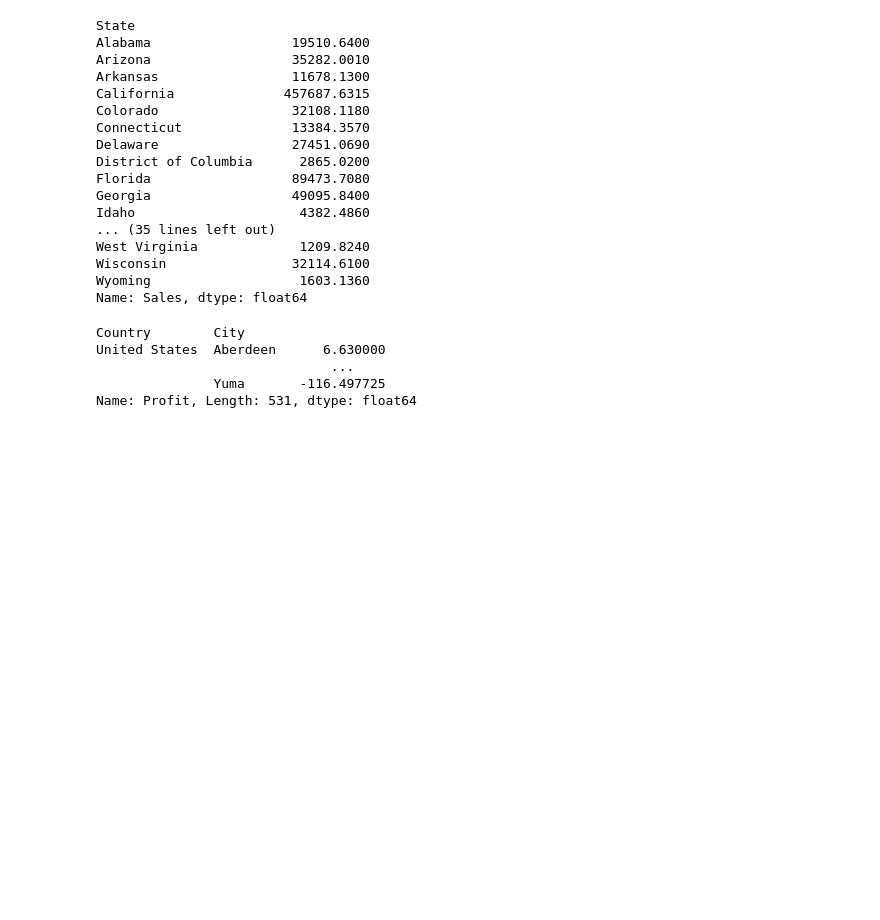
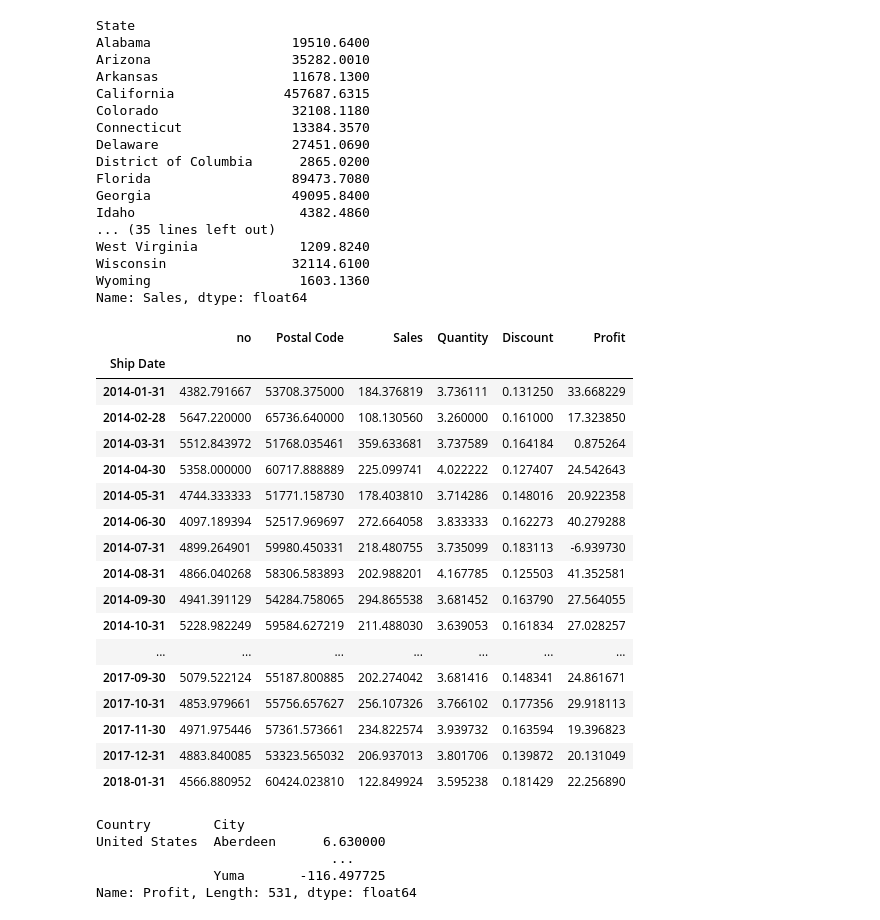
Before and after one commit to Sushmita-Chaudhari/Pandas_Numpy_task, a Jupyter notebook: pandas_task1.ipynb, the cells around one changed output. Cells and saved outputs as stored; diff of their text form; code cells hidden in the pictures; blank space fills up the shorter version.

```diff
--- a/pandas_task1.ipynb
+++ b/pandas_task1.ipynb
@@ -307,6 +315,30 @@ df['m']=df['Order Date'].dt.month
 df['m']
 # %%
 df.groupby(df['m'])['Sales'].sum()
+# %%
+df.set_index('Ship Date', inplace = True)
+# %%
+#one more way for question
+df.resample(rule='M').mean(['Profit','Sales'])
+# %% [output]
+|  | no | Postal Code | Sales | Quantity | Discount | Profit |
+| Ship Date |  |  |  |  |  |  |
+| 2014-01-31 | 4382.791667 | 53708.375000 | 184.376819 | 3.736111 | 0.131250 | 33.668229 |
+| 2014-02-28 | 5647.220000 | 65736.640000 | 108.130560 | 3.260000 | 0.161000 | 17.323850 |
+| 2014-03-31 | 5512.843972 | 51768.035461 | 359.633681 | 3.737589 | 0.164184 | 0.875264 |
+| 2014-04-30 | 5358.000000 | 60717.888889 | 225.099741 | 4.022222 | 0.127407 | 24.542643 |
+| 2014-05-31 | 4744.333333 | 51771.158730 | 178.403810 | 3.714286 | 0.148016 | 20.922358 |
+| 2014-06-30 | 4097.189394 | 52517.969697 | 272.664058 | 3.833333 | 0.162273 | 40.279288 |
+| 2014-07-31 | 4899.264901 | 59980.450331 | 218.480755 | 3.735099 | 0.183113 | -6.939730 |
+| 2014-08-31 | 4866.040268 | 58306.583893 | 202.988201 | 4.167785 | 0.125503 | 41.352581 |
+| 2014-09-30 | 4941.391129 | 54284.758065 | 294.865538 | 3.681452 | 0.163790 | 27.564055 |
+| 2014-10-31 | 5228.982249 | 59584.627219 | 211.488030 | 3.639053 | 0.161834 | 27.028257 |
+| ... | ... | ... | ... | ... | ... | ... |
+| 2017-09-30 | 5079.522124 | 55187.800885 | 202.274042 | 3.681416 | 0.148341 | 24.861671 |
+| 2017-10-31 | 4853.979661 | 55756.657627 | 256.107326 | 3.766102 | 0.177356 | 29.918113 |
+| 2017-11-30 | 4971.975446 | 57361.573661 | 234.822574 | 3.939732 | 0.163594 | 19.396823 |
+| 2017-12-31 | 4883.840085 | 53323.565032 | 206.937013 | 3.801706 | 0.139872 | 20.131049 |
+| 2018-01-31 | 4566.880952 | 60424.023810 | 122.849924 | 3.595238 | 0.181429 | 22.256890 |
 # %%
 ### Question 20: Find country wise and city wise average profit
 df.groupby(['Country','City'])['Profit'].mean()
```
Also changed, not shown: parts of 9 cells of this notebook.
